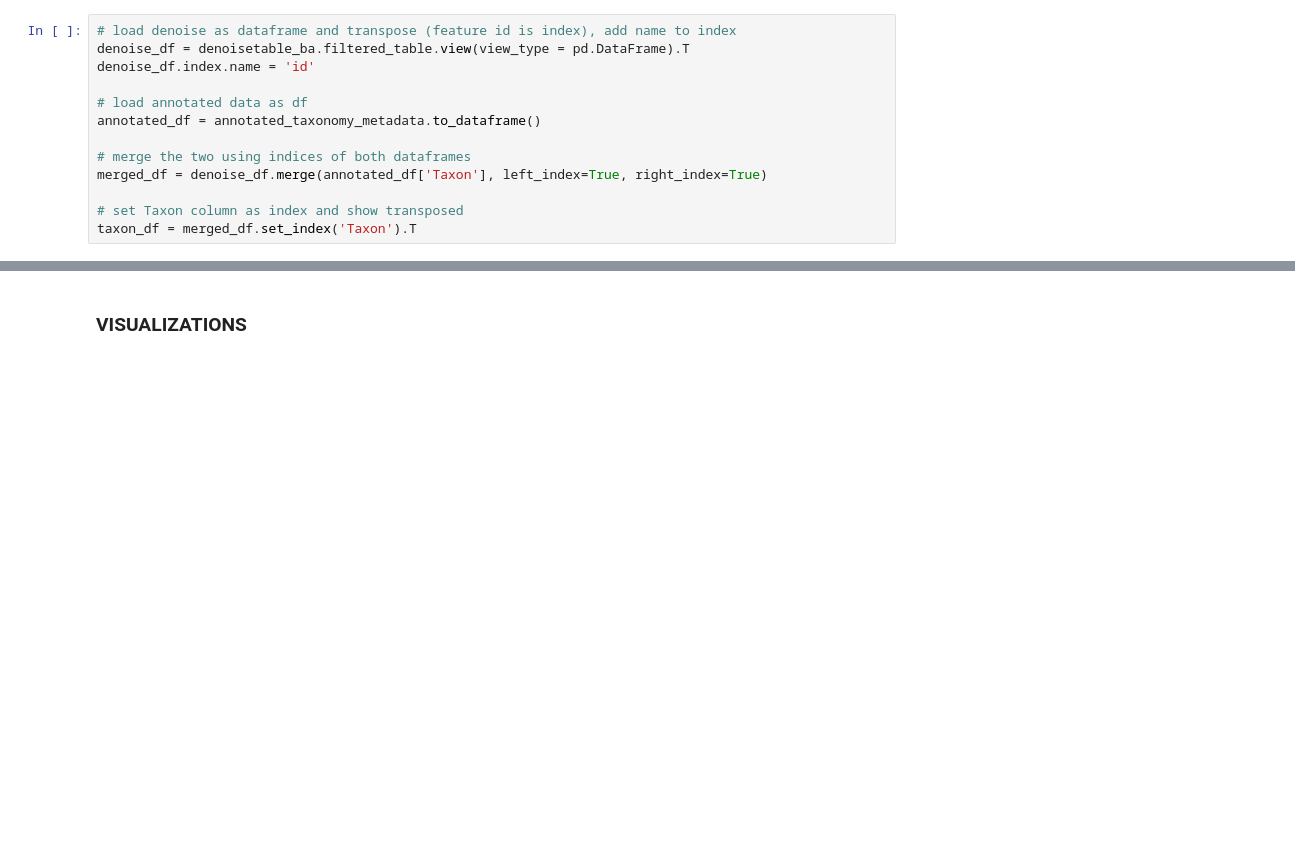
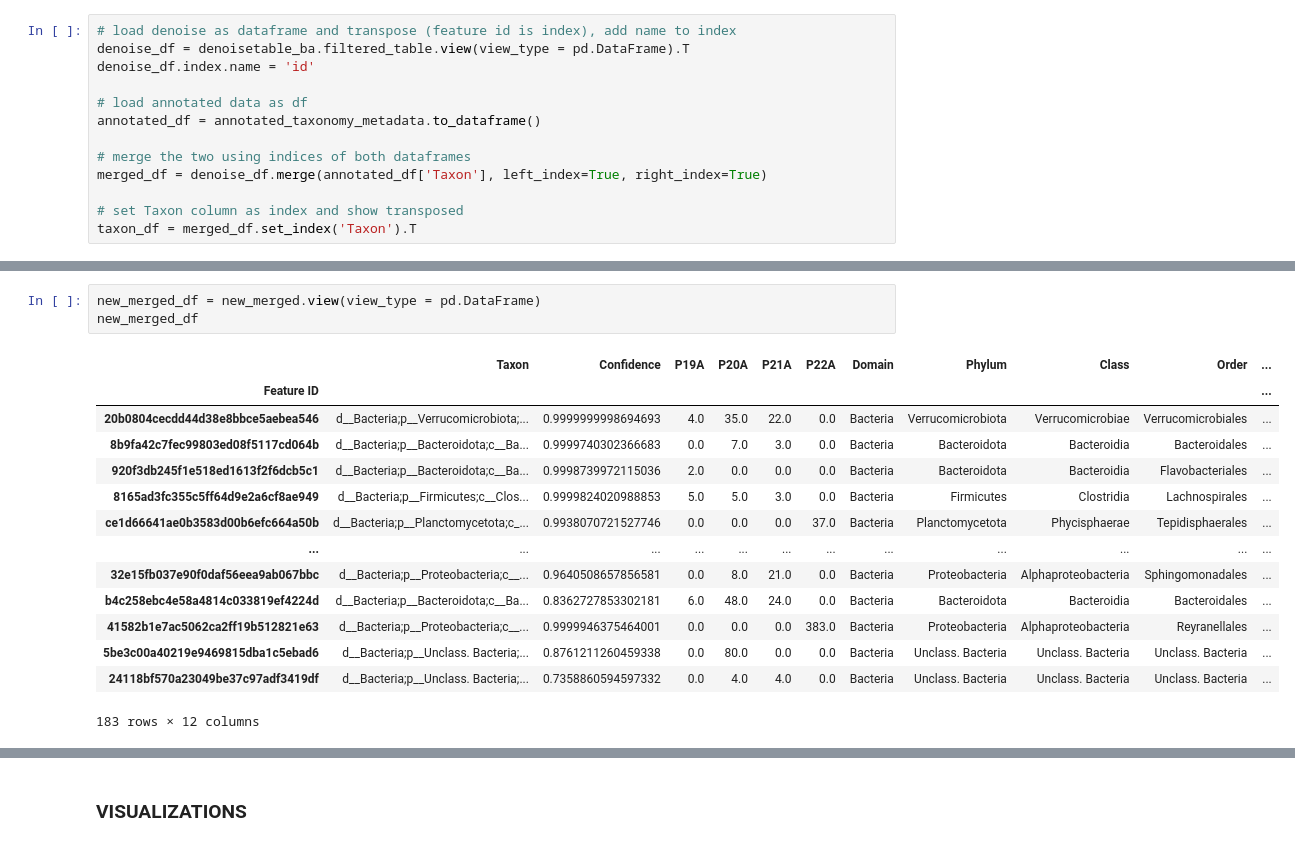
Before and after one commit to nezapajek/proteus-skin-microbiome, a Jupyter notebook: bacteria/02_taxonomic-analysis.ipynb, the cells around one changed output, grey strips where cells are left out. Drawn from its saved outputs; the diff is of its cells as text; blank space fills up the shorter version.

```diff
--- a/bacteria/02_taxonomic-analysis.ipynb
+++ b/bacteria/02_taxonomic-analysis.ipynb
@@ -266,0 +345,18 @@ taxa_per_species
+# %%
+new_merged_df = new_merged.view(view_type = pd.DataFrame)
+new_merged_df
+# %% [output]
+|  | Taxon | Confidence | P19A | P20A | P21A | P22A | Domain | Phylum | Class | Order | ... |
+| Feature ID |  |  |  |  |  |  |  |  |  |  | ... |
+| 20b0804cecdd44d38e8bbce5aebea546 | d__Bacteria;p__Verrucomicrobiota;... | 0.9999999998694693 | 4.0 | 35.0 | 22.0 | 0.0 | Bacteria | Verrucomicrobiota | Verrucomicrobiae | Verrucomicrobiales | ... |
+| 8b9fa42c7fec99803ed08f5117cd064b | d__Bacteria;p__Bacteroidota;c__Ba... | 0.9999740302366683 | 0.0 | 7.0 | 3.0 | 0.0 | Bacteria | Bacteroidota | Bacteroidia | Bacteroidales | ... |
+| 920f3db245f1e518ed1613f2f6dcb5c1 | d__Bacteria;p__Bacteroidota;c__Ba... | 0.9998739972115036 | 2.0 | 0.0 | 0.0 | 0.0 | Bacteria | Bacteroidota | Bacteroidia | Flavobacteriales | ... |
+| 8165ad3fc355c5ff64d9e2a6cf8ae949 | d__Bacteria;p__Firmicutes;c__Clos... | 0.9999824020988853 | 5.0 | 5.0 | 3.0 | 0.0 | Bacteria | Firmicutes | Clostridia | Lachnospirales | ... |
+| ce1d66641ae0b3583d00b6efc664a50b | d__Bacteria;p__Planctomycetota;c_... | 0.9938070721527746 | 0.0 | 0.0 | 0.0 | 37.0 | Bacteria | Planctomycetota | Phycisphaerae | Tepidisphaerales | ... |
+| ... | ... | ... | ... | ... | ... | ... | ... | ... | ... | ... | ... |
+| 32e15fb037e90f0daf56eea9ab067bbc | d__Bacteria;p__Proteobacteria;c__... | 0.9640508657856581 | 0.0 | 8.0 | 21.0 | 0.0 | Bacteria | Proteobacteria | Alphaproteobacteria | Sphingomonadales | ... |
+| b4c258ebc4e58a4814c033819ef4224d | d__Bacteria;p__Bacteroidota;c__Ba... | 0.8362727853302181 | 6.0 | 48.0 | 24.0 | 0.0 | Bacteria | Bacteroidota | Bacteroidia | Bacteroidales | ... |
+| 41582b1e7ac5062ca2ff19b512821e63 | d__Bacteria;p__Proteobacteria;c__... | 0.9999946375464001 | 0.0 | 0.0 | 0.0 | 383.0 | Bacteria | Proteobacteria | Alphaproteobacteria | Reyranellales | ... |
+| 5be3c00a40219e9469815dba1c5ebad6 | d__Bacteria;p__Unclass. Bacteria;... | 0.8761211260459338 | 0.0 | 80.0 | 0.0 | 0.0 | Bacteria | Unclass. Bacteria | Unclass. Bacteria | Unclass. Bacteria | ... |
+| 24118bf570a23049be37c97adf3419df | d__Bacteria;p__Unclass. Bacteria;... | 0.7358860594597332 | 0.0 | 4.0 | 4.0 | 0.0 | Bacteria | Unclass. Bacteria | Unclass. Bacteria | Unclass. Bacteria | ... |
+183 rows × 12 columns
```
Also changed, not shown: parts of 18 cells of this notebook, 20 other files.
